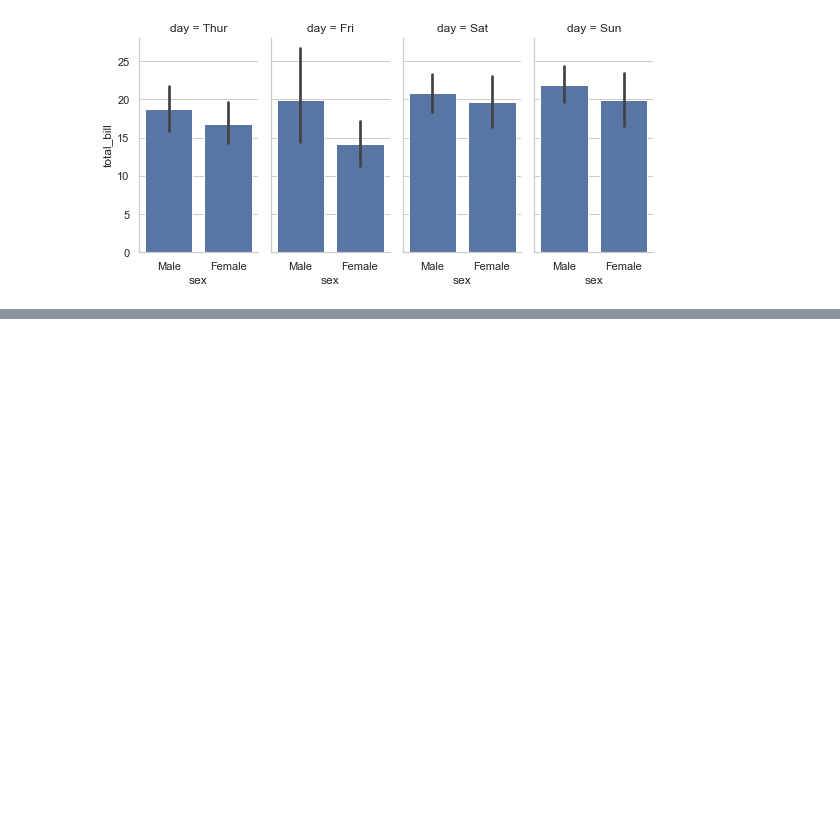
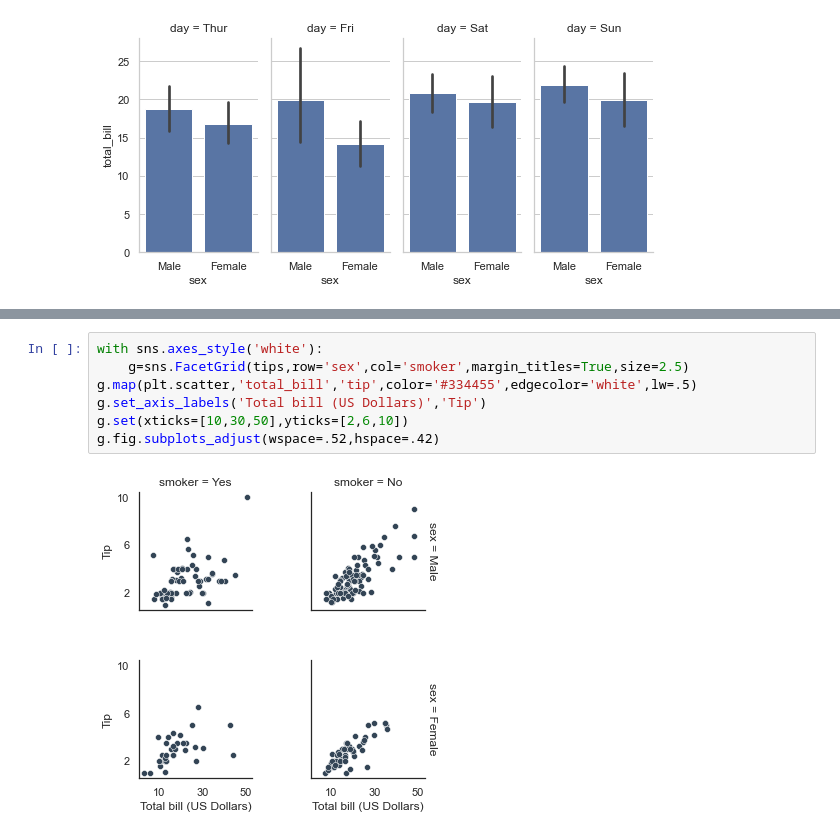
Before and after one commit to lixixi89055465/py_stu, a Jupyter notebook: tangyudi/base/seaborn/example-04.ipynb, the cells around one changed output, grey strips where cells are left out. Drawn from its saved outputs; the diff is of its cells as text; blank space fills up the shorter version.

```diff
--- a/tangyudi/base/seaborn/example-04.ipynb
+++ b/tangyudi/base/seaborn/example-04.ipynb
@@ -104,0 +127,9 @@ CategoricalIndex(['Sat', 'Sun', 'Thur', 'Fri'], categories=['Thur', 'Fri', 'Sat'
+# %%
+with sns.axes_style('white'):
+    g=sns.FacetGrid(tips,row='sex',col='smoker',margin_titles=True,size=2.5)
+g.map(plt.scatter,'total_bill','tip',color='#334455',edgecolor='white',lw=.5)
+g.set_axis_labels('Total bill (US Dollars)','Tip')
+g.set(xticks=[10,30,50],yticks=[2,6,10])
+g.fig.subplots_adjust(wspace=.52,hspace=.42)
+# %% [output]
+[figure, added]
```
Also changed, not shown: parts of 6 cells of this notebook.
